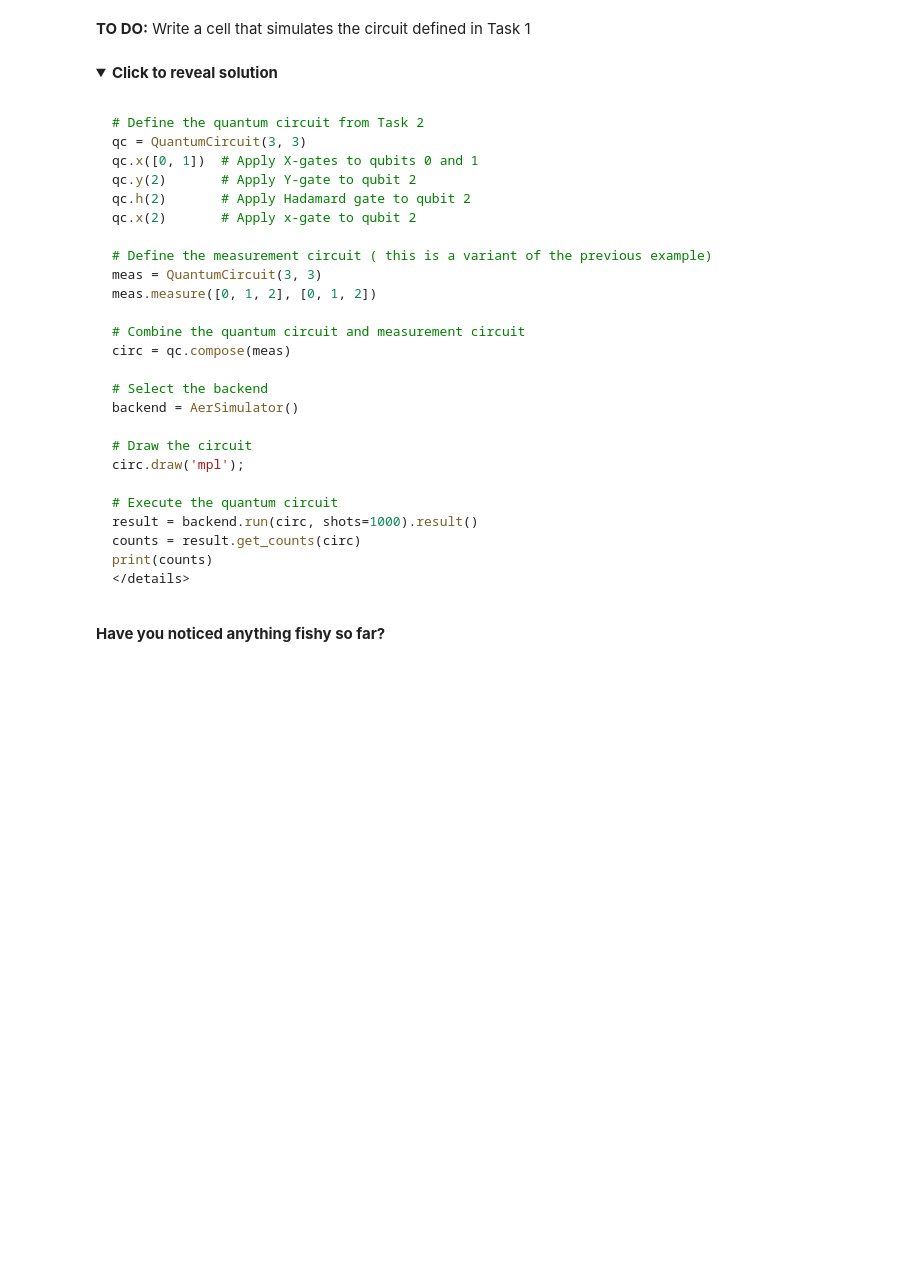
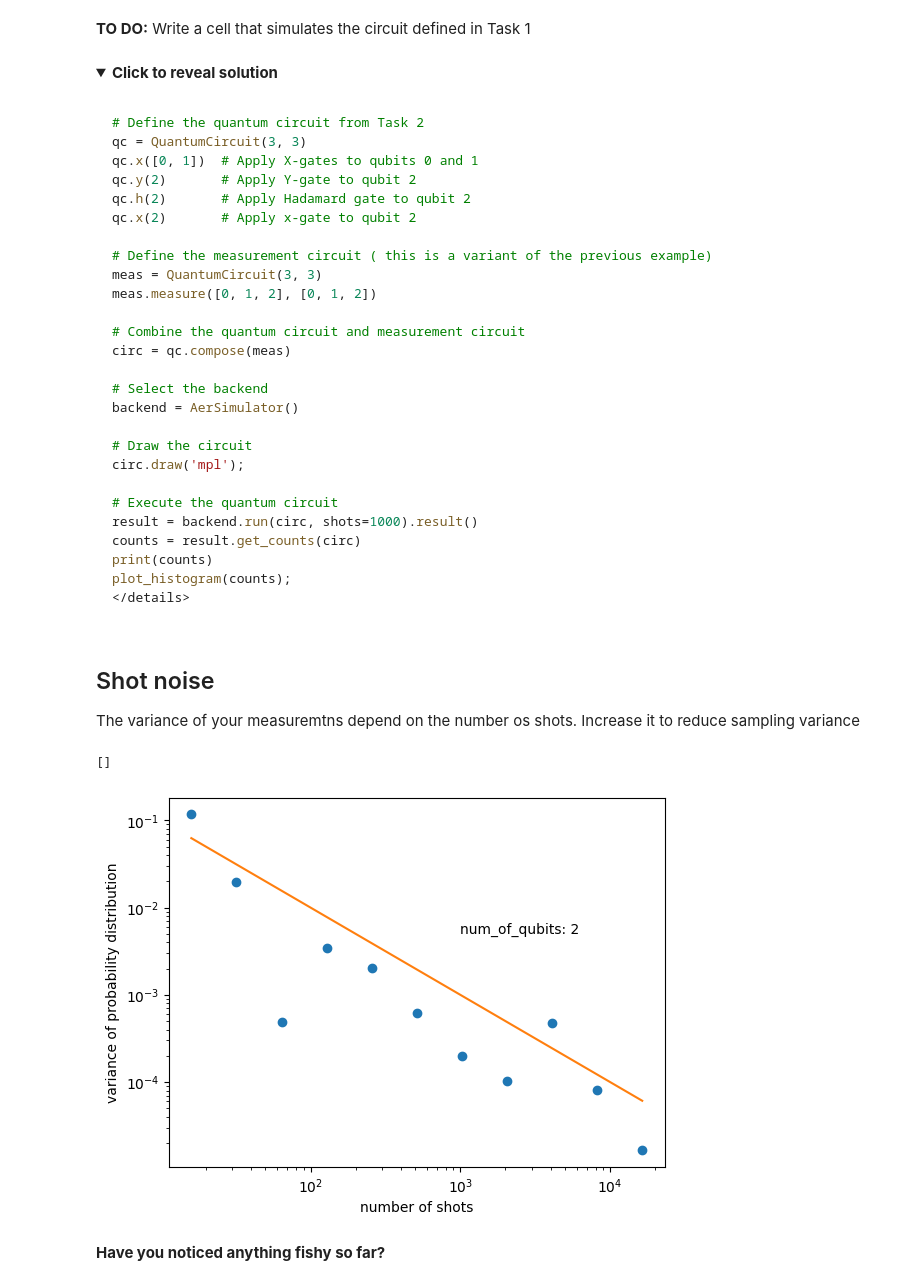
Before and after one commit to mwauters92/TIQIT_tutorial, a Jupyter notebook: Hands_on_01.ipynb, the cells around one changed output. Saved outputs shown, nothing was run; the diff lists cells and outputs as text; code cells hidden in the pictures; folded sections open; blank space fills up the shorter version.

````diff
--- a/Hands_on_01.ipynb
+++ b/Hands_on_01.ipynb
@@ -207,8 +217,43 @@ circ.draw('mpl');
 result = backend.run(circ, shots=1000).result()
 counts = result.get_counts(circ)
 print(counts)
+plot_histogram(counts);
 </details>
 ```
+# %% [markdown]
+## Shot noise
+The variance of your measuremtns depend on the number os shots. Increase it to reduce sampling variance
+# %%
+N=2
+qc = QuantumCircuit(N, N)
+qc.h(0)
+qc.h(1)
+
+qc.measure([0,1], [0,1])
+
+shot_list = [2**j for j in range(4,15)]
+var_list=[]
+
+for shot_number in shot_list:
+    job = backend.run(qc, shots=shot_number)
+    counts=job.result().get_counts()
+    average=shot_number/(shot_number*2**N)
+    var=0
+    for key in counts:
+        var=var+(counts[key]/shot_number-average)**2
+
+    varbyshots=var
+    var_list.append(varbyshots)
+
+plt.plot(shot_list,var_list,'o')
+plt.plot(shot_list,1/np.array(shot_list))
+plt.xlabel("number of shots")
+plt.text(1000,0.005,"num_of_qubits: "+str(N))
+plt.ylabel("variance of probability distribution")
+plt.loglog()
+# %% [output]
+[]
+[figure, added]
 # %% [markdown]
 **Have you noticed anything fishy so far?**
 # %% [markdown]
````
Also changed, not shown: parts of 9 cells of this notebook.
